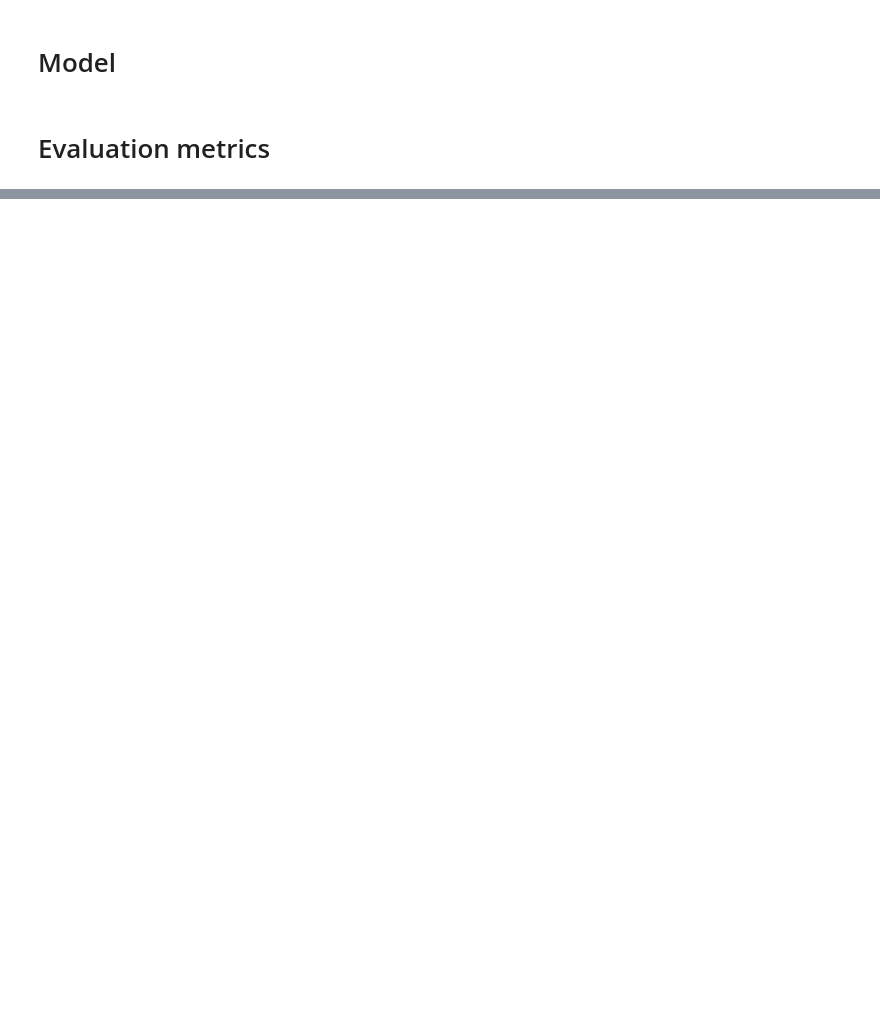
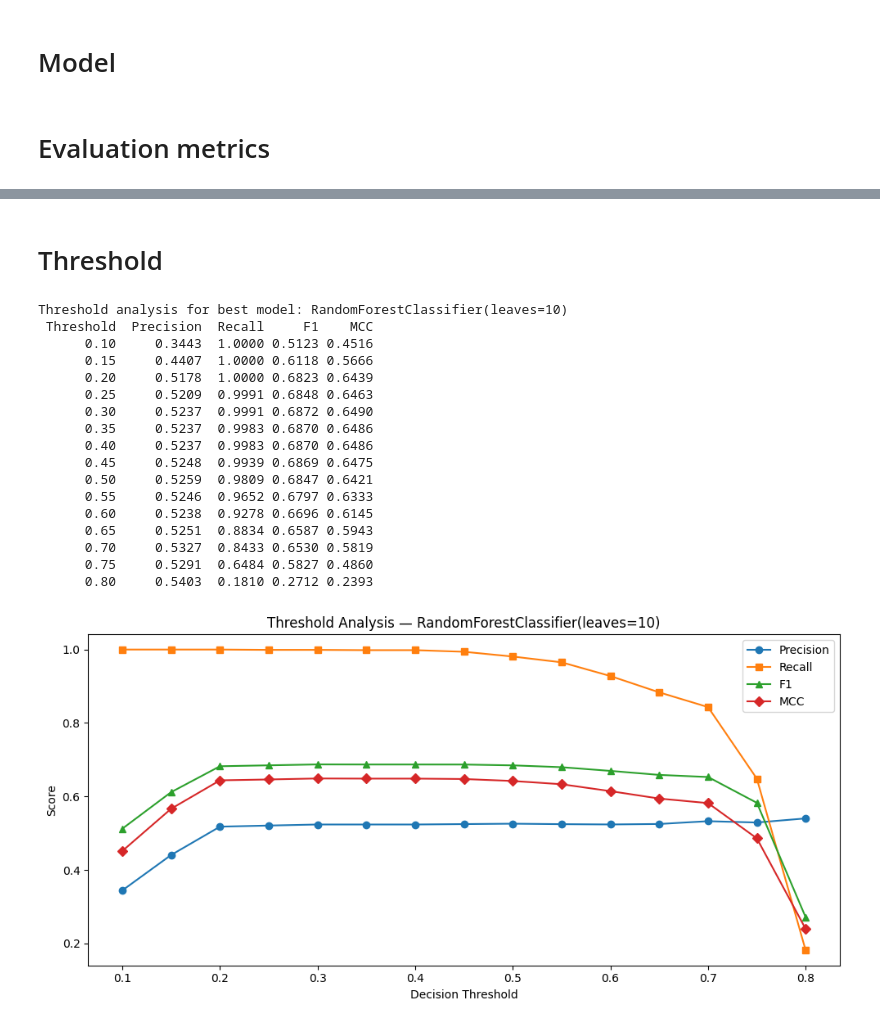
Before and after one commit to isaacadebayo/Predictive_Analytics_and_NLP, a Jupyter notebook: Predictive Modeling/Loan_default_prediction.ipynb, the cells around one changed output, grey strips where cells are left out. Cells and saved outputs as stored; diff of their text form; code cells hidden in the pictures; blank space fills up the shorter version.

```diff
--- a/Predictive Modeling/Loan_default_prediction.ipynb
+++ b/Predictive Modeling/Loan_default_prediction.ipynb
@@ -404,0 +558,56 @@ AUROC: 0.890039482268648
+# %% [markdown]
+# Threshold
+# %%
+best_model_name = results_df.iloc[0]['Model']
+best_model = next(
+    m for m in models
+    if f"{m.__class__.__name__}(leaves={getattr(m, 'max_leaf_nodes', 'N/A')})" == best_model_name
+)
+
+y_prob_best = best_model.predict_proba(X_test)[:, 1]
+
+thresholds = np.arange(0.10, 0.81, 0.05)
+threshold_results = []
+for t in thresholds:
+    preds = (y_prob_best >= t).astype(int)
+    threshold_results.append({
+        'Threshold': round(t, 2),
+        'Precision': round(precision_score(y_test, preds, zero_division=0), 4),
+        'Recall':    round(recall_score(y_test, preds), 4),
+        'F1':        round(f1_score(y_test, preds, zero_division=0), 4),
+        'MCC':       round(matthews_corrcoef(y_test, preds), 4),
+    })
+
+thresh_df = pd.DataFrame(threshold_results)
+print(f"Threshold analysis for best model: {best_model_name}")
+print(thresh_df.to_string(index=False))
+
+# Plot
+fig, ax = plt.subplots(figsize=(10, 5))
+ax.plot(thresh_df['Threshold'], thresh_df['Precision'], label='Precision', marker='o')
+ax.plot(thresh_df['Threshold'], thresh_df['Recall'],    label='Recall',    marker='s')
+ax.plot(thresh_df['Threshold'], thresh_df['F1'],        label='F1',        marker='^')
+ax.plot(thresh_df['Threshold'], thresh_df['MCC'],       label='MCC',       marker='D')
+ax.set(xlabel='Decision Threshold', ylabel='Score', title=f'Threshold Analysis — {best_model_name}')
+ax.legend()
+plt.tight_layout()
+plt.show()
+# %% [output]
+Threshold analysis for best model: RandomForestClassifier(leaves=10)
+ Threshold  Precision  Recall     F1    MCC
+      0.10     0.3443  1.0000 0.5123 0.4516
+      0.15     0.4407  1.0000 0.6118 0.5666
+      0.20     0.5178  1.0000 0.6823 0.6439
+      0.25     0.5209  0.9991 0.6848 0.6463
+      0.30     0.5237  0.9991 0.6872 0.6490
+      0.35     0.5237  0.9983 0.6870 0.6486
+      0.40     0.5237  0.9983 0.6870 0.6486
+      0.45     0.5248  0.9939 0.6869 0.6475
+      0.50     0.5259  0.9809 0.6847 0.6421
+      0.55     0.5246  0.9652 0.6797 0.6333
+      0.60     0.5238  0.9278 0.6696 0.6145
+      0.65     0.5251  0.8834 0.6587 0.5943
+      0.70     0.5327  0.8433 0.6530 0.5819
+      0.75     0.5291  0.6484 0.5827 0.4860
+      0.80     0.5403  0.1810 0.2712 0.2393
+[figure, added]
```
Also changed, not shown: parts of 34 cells of this notebook.
